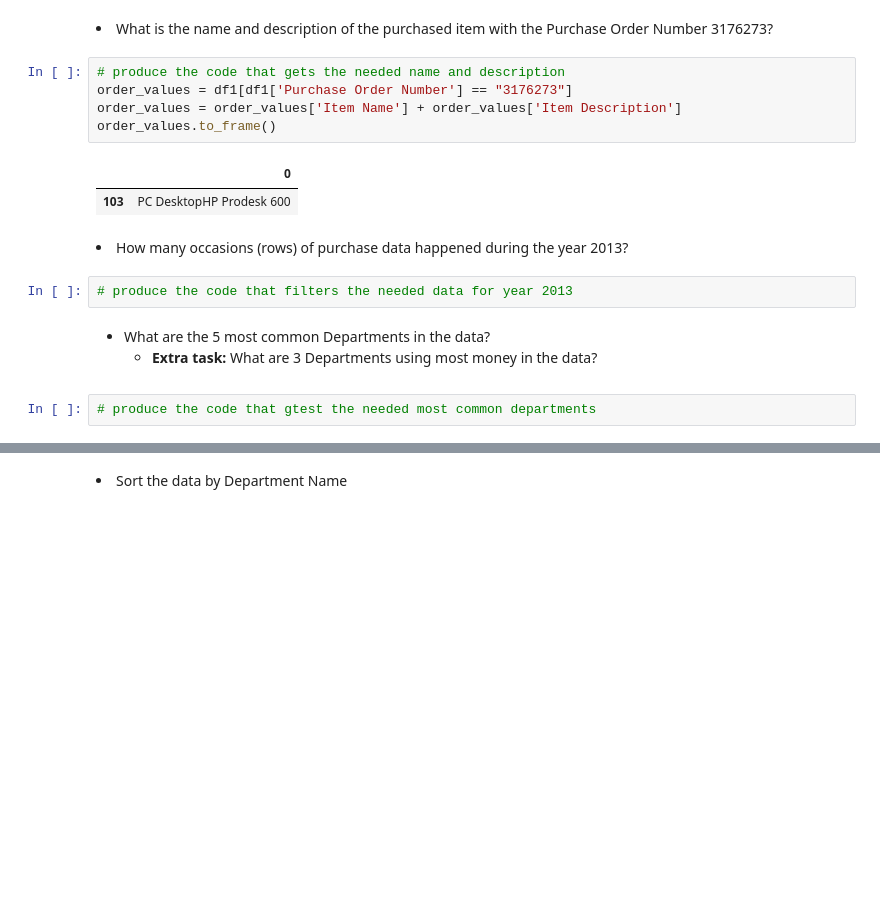
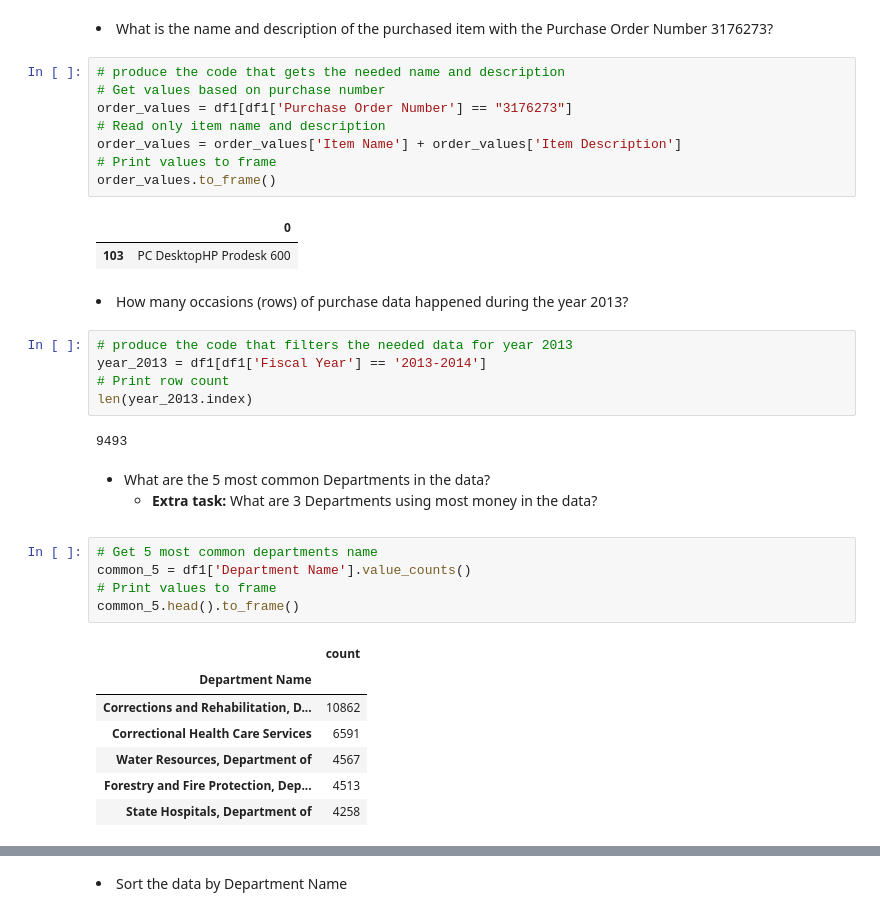
Before and after one commit to jtsillan/DataAnalytics, a Jupyter notebook: exercise_set_2/exercise_set_2.ipynb, the cells around one changed output, grey strips where cells are left out. Cells and saved outputs as stored; diff of their text form; blank space fills up the shorter version.

```diff
--- a/exercise_set_2/exercise_set_2.ipynb
+++ b/exercise_set_2/exercise_set_2.ipynb
@@ -270,8 +288,11 @@ round(order_sum, 2)
 <li>What is the name and description of the purchased item with the Purchase Order Number 3176273?</li>
 # %%
 # produce the code that gets the needed name and description
+# Get values based on purchase number
 order_values = df1[df1['Purchase Order Number'] == "3176273"]
+# Read only item name and description
 order_values = order_values['Item Name'] + order_values['Item Description']
+# Print values to frame
 order_values.to_frame()
 # %% [output]
 |  | 0 |
@@ -280,9 +301,25 @@ order_values.to_frame()
 <li>How many occasions (rows) of purchase data happened during the year 2013?</li>
 # %%
 # produce the code that filters the needed data for year 2013
+year_2013 = df1[df1['Fiscal Year'] == '2013-2014']
+# Print row count
+len(year_2013.index)
+# %% [output]
+9493
 # %% [markdown]
 <ul><li>What are the 5 most common Departments in the data?</li>
 <ul><li><b>Extra task: </b>What are 3 Departments using most money in the data?</li></ul>
 </ul>
-# %%
-# produce the code that gtest the needed most common departments
+# %%
+# Get 5 most common departments name
+common_5 = df1['Department Name'].value_counts()
+# Print values to frame
+common_5.head().to_frame()
+# %% [output]
+|  | count |
+| Department Name |  |
+| Corrections and Rehabilitation, D... | 10862 |
+| Correctional Health Care Services | 6591 |
+| Water Resources, Department of | 4567 |
+| Forestry and Fire Protection, Dep... | 4513 |
+| State Hospitals, Department of | 4258 |
```
Also changed, not shown: parts of 11 cells of this notebook, 1 other file.
